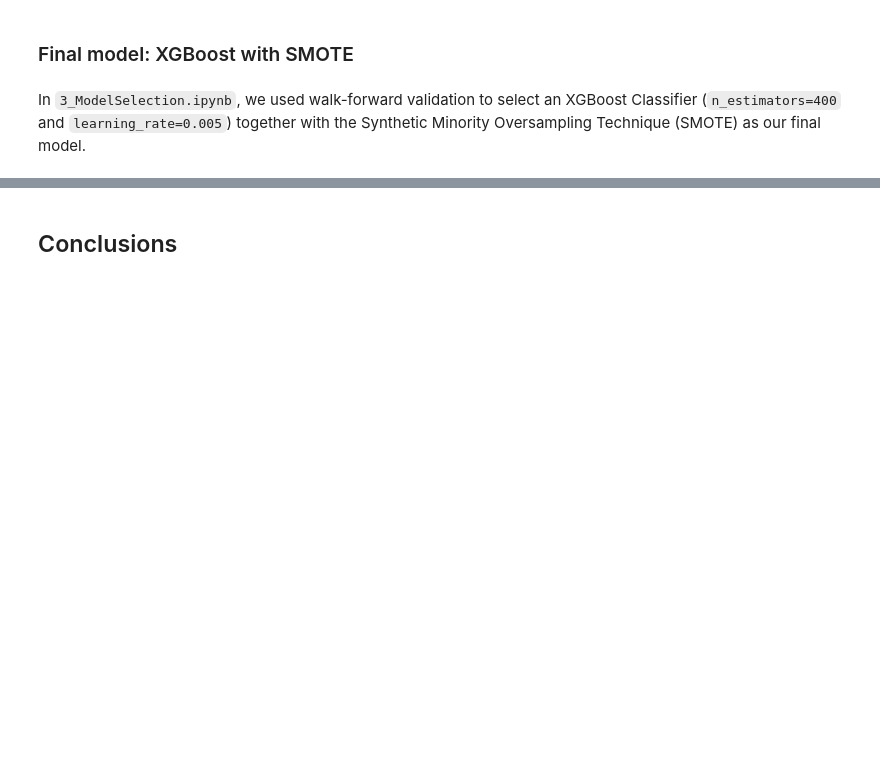
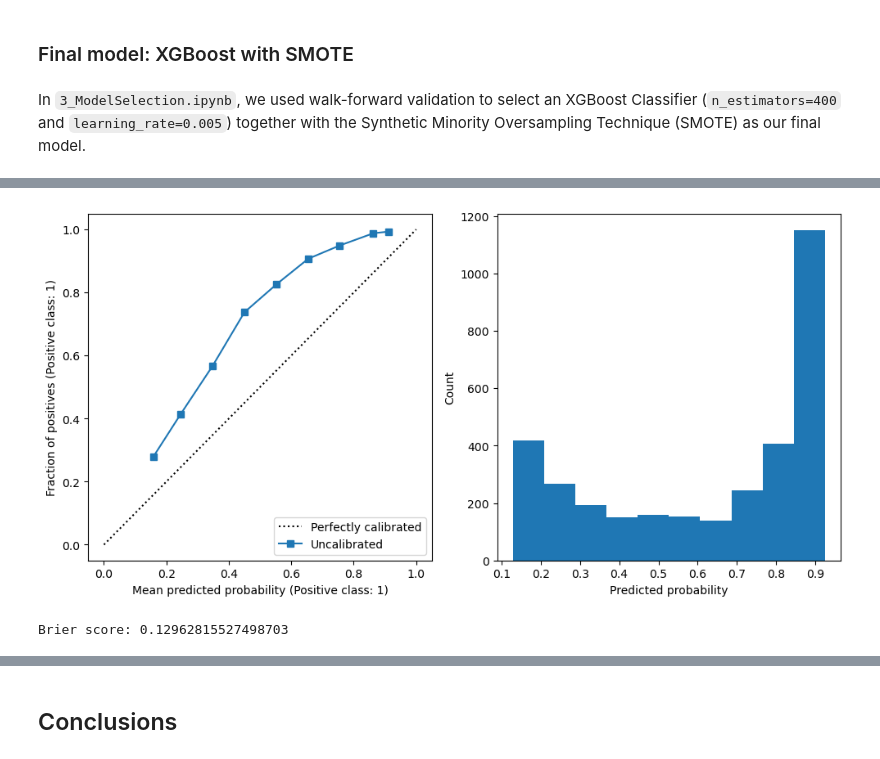
Before and after one commit to aapandy2/predicting_nba_player_retention, a Jupyter notebook: 4_FinalModelPerformance.ipynb, the cells around one changed output, grey strips where cells are left out. Drawn from its saved outputs; the diff is of its cells as text; code cells hidden in the pictures; blank space fills up the shorter version.

Commit message:
add brier score

```diff
--- a/4_FinalModelPerformance.ipynb
+++ b/4_FinalModelPerformance.ipynb
@@ -133 +126,7 @@ Avg.         0.8082       0.9471       0.7785       0.5008       0.8379
 [figure]
+# %%
+#test calibration
+display_calibration(final_model, df_test, features, "Uncalibrated")
+# %% [output]
+[figure, added]
+Brier score: 0.12962815527498703
```
Also changed, not shown: parts of 4 cells of this notebook, 2 other files.
